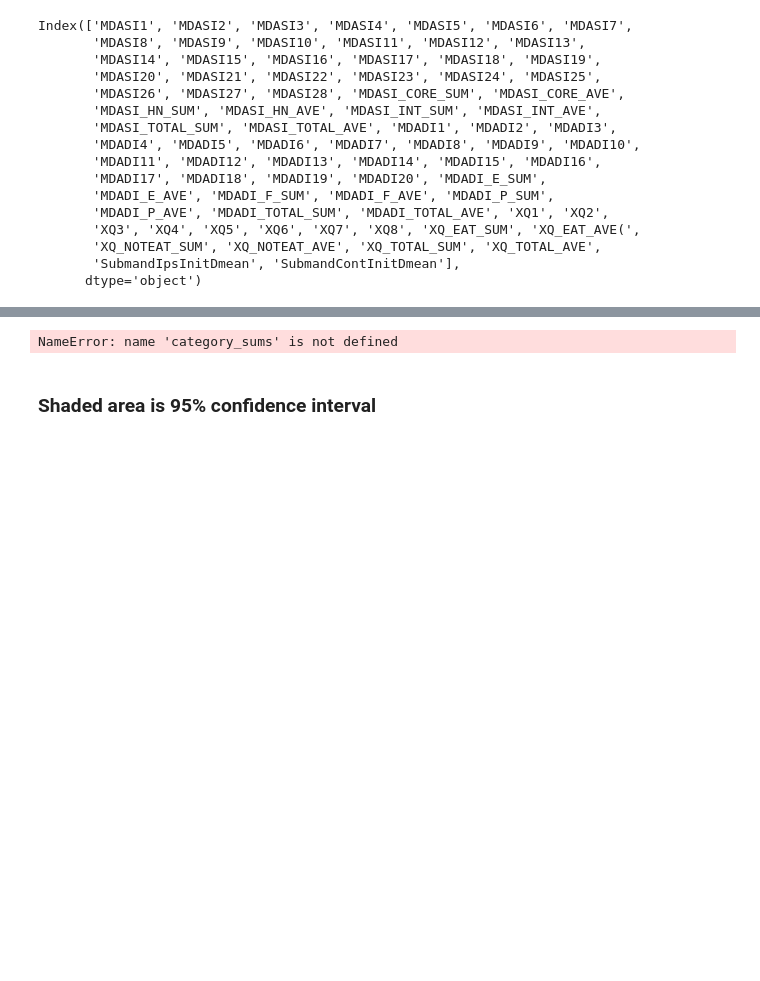
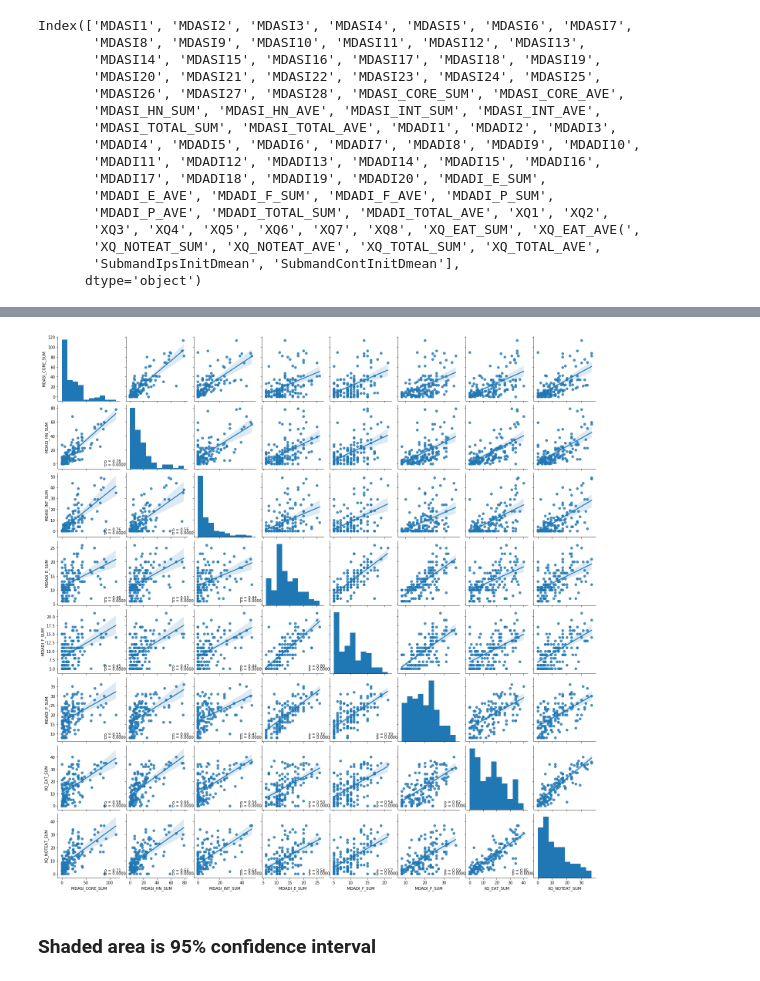
Before and after one commit to Admodan/Research, a Jupyter notebook: Python Scripts/QoL Survey Study.ipynb, the cells around one changed output, grey strips where cells are left out. Saved outputs shown, nothing was run; the diff lists cells and outputs as text; code cells hidden in the pictures; blank space fills up the shorter version.

```diff
--- a/Python Scripts/QoL Survey Study.ipynb
+++ b/Python Scripts/QoL Survey Study.ipynb
@@ -13,8 +13,9 @@ from mpl_toolkits.mplot3d import Axes3D
 from pathlib import Path
 import os
 # %%
-dir_path = Path(r'N:\Research\DIR for QoL Study\H&N PRO Spreadsheets')
+# dir_path = Path(r'N:\Research\DIR for QoL Study\H&N PRO Spreadsheets')
 # dir_path = Path(r'C:\Users\The Supreme Being\Documents\Research\Head and Neck QoL Project')
+dir_path = Path(r'C:\Users\adamyarschenko\OneDrive - University of Calgary\Head and Neck QoL Project')
 file_location = Path(dir_path, r'Anonymized Data (Complete - 66-70 Gy).csv')
 # %%
 #df = pd.read_excel(file_location, index_col=0)
@@ -271,20 +277,20 @@ MDASI = MDASI.dropna()
 # %%
 from scipy.stats import pearsonr, spearmanr #person linear, spearman non-linear. Spearman used in Tyler paper.
 g = sns.pairplot(category_sums, kind='reg', palette="Set2")
 def corrfunc(x,y, ax=None, **kws):
-    """Plot the correlation coefficient in the top left hand corner of a plot."""
+    """Plot the correlation coefficient in the bottom right hand corner of a plot."""
     r, p = spearmanr(x, y)
     ax = ax or plt.gca()
     # Unicode for lowercase rho (ρ)
     rho = '\u03C1'
-    ax.annotate(f'{rho} = {r:.2f}', xy=(.1, .9), xycoords=ax.transAxes)
-#     ax.annotate(f'p = {p:.6f}', xy=(.1, .8), xycoords=ax.transAxes)
-    ax.annotate('p < 0.001', xy=(.1, .8), xycoords=ax.transAxes)
+    ax.annotate(f'{rho} = {r:.2f}', xy=(.75, .1), xycoords=ax.transAxes)
+    ax.annotate(f'p = {p:.6f}', xy=(.75, .05), xycoords=ax.transAxes)
+#     ax.annotate('p < 0.001', xy=(.1, .8), xycoords=ax.transAxes)
 #     print('r=', r, 'p=',p)
 g.map_lower(corrfunc)
 plt.show()
 # %% [output]
-NameError: name 'category_sums' is not defined
+[figure, added]
 # %% [markdown]
 ### Shaded area is 95% confidence interval
 # %%
```
Also changed, not shown: parts of 10 cells of this notebook.
